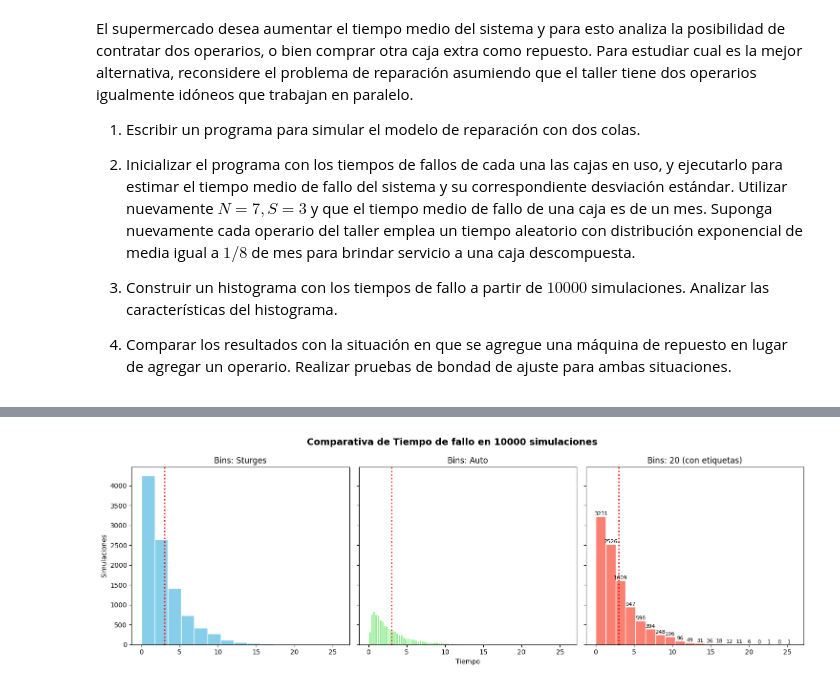
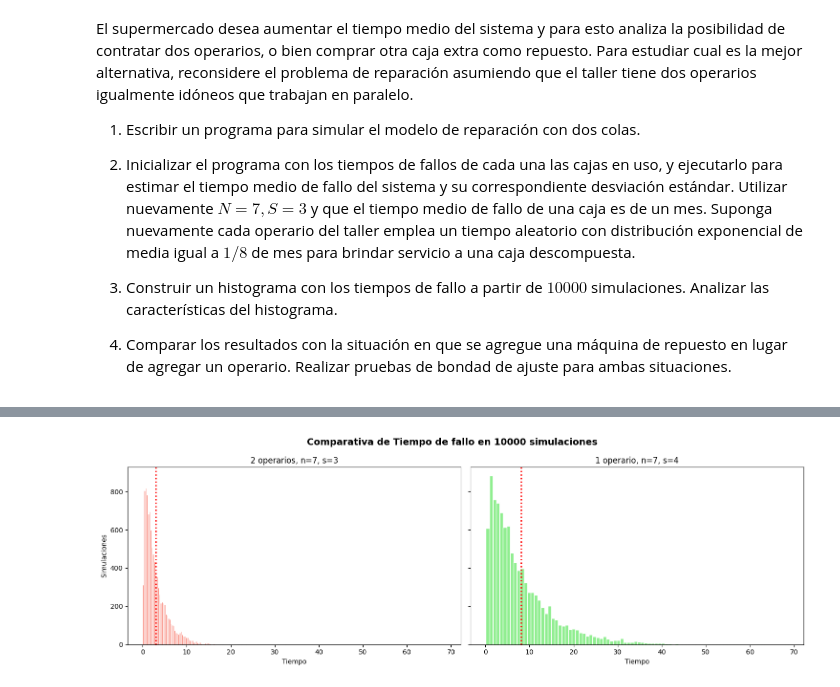
Before and after one commit to JLorenzoCD/UNC-Programacion, a Jupyter notebook: Modelos_y_Simulacion/TP2_Reparacion.ipynb, the cells around one changed output, grey strips where cells are left out. Saved outputs shown, nothing was run; the diff lists cells and outputs as text; code cells hidden in the pictures.

Commit message:
MyS - TP - Punto 4 de la guía especial

```diff
--- a/Modelos_y_Simulacion/TP2_Reparacion.ipynb
+++ b/Modelos_y_Simulacion/TP2_Reparacion.ipynb
@@ -170,26 +219,48 @@ plt.show()
-# %%
-fig, axes = plt.subplots(1, 3, figsize=(15, 5), sharex=True, sharey=True)
-
-axes[0].hist(datos, bins="sturges", edgecolor="white", color="skyblue")
-axes[0].axvline(x=media, color="red", linestyle='dotted',
-                linewidth=2, label='mu')
-axes[0].set_title("Bins: Sturges")
-axes[0].set_ylabel("Simulaciones")
-
-axes[1].hist(datos, bins="auto", edgecolor="white", color="lightgreen")
-axes[1].axvline(x=media, color="red", linestyle='dotted', linewidth=2)
-axes[1].set_title("Bins: Auto")
-axes[1].set_xlabel("Tiempo")  # El eje X principal en el centro
-
-_, _, bars = axes[2].hist(datos, bins=20, edgecolor="white", color="salmon")
-axes[2].axvline(x=media, color="red", linestyle='dotted', linewidth=2)
-axes[2].bar_label(bars, fontsize=8)  # Añade los números sobre las barras
-axes[2].set_title("Bins: 20 (con etiquetas)")
-
-fig.suptitle(
-    f"Comparativa de Tiempo de fallo en {N_SIM} simulaciones", fontsize=14, fontweight='bold')
-
-plt.tight_layout()
-plt.show()
-# %% [output]
-[figure, removed]
+# %%
+# Punto 4 - Comparación entre añadir 1 operario o añadir 1 maquina de repuesto mas
+import matplotlib.pyplot as plt
+
+
+def generar_t_fallo_1_operario_1_maq_mas():
+    return reparacion_1_operario(
+        7, 4, t_funcionamiento, t_reparacion_operario_1
+    )
+
+
+N_SIM = 10_000
+
+# Datos para 2 operarios
+datos_2_op = [generar_t_fallo_2_operarios() for _ in range(N_SIM)]
+media_2_op = np.mean(datos_2_op)
+
+# Datos para 1 maquina de mas
+datos_1_op = [generar_t_fallo_1_operario_1_maq_mas() for _ in range(N_SIM)]
+media_1_op = np.mean(datos_1_op)
+
+# Gráficos
+fig, axes = plt.subplots(1, 2, figsize=(15, 5), sharex=True, sharey=True)
+
+# Gráfica de 2 operarios
+axes[0].hist(datos_2_op, bins="auto", edgecolor="white", color="salmon")
+axes[0].axvline(x=media_2_op, color="red",
+                linestyle='dotted', linewidth=2, label='mu')
+axes[0].set_title("2 operarios, n=7, s=3")
+axes[0].set_ylabel("Simulaciones")
+axes[0].set_xlabel("Tiempo")
+
+# Gráfica de 1 operario y 1 maquina de repuesto mas
+axes[1].hist(datos_1_op, bins="auto",
+             edgecolor="white", color="lightgreen")
+axes[1].axvline(x=media_1_op, color="red",
+                linestyle='dotted', linewidth=2, label='mu')
+axes[1].set_title("1 operario, n=7, s=4")
+axes[1].set_xlabel("Tiempo")
+
+
+fig.suptitle(
+    f"Comparativa de Tiempo de fallo en {N_SIM} simulaciones", fontsize=14, fontweight='bold')
+
+plt.tight_layout()
+plt.show()
+# %% [output]
+[figure, added]
```
Also changed, not shown: parts of 5 cells of this notebook.
